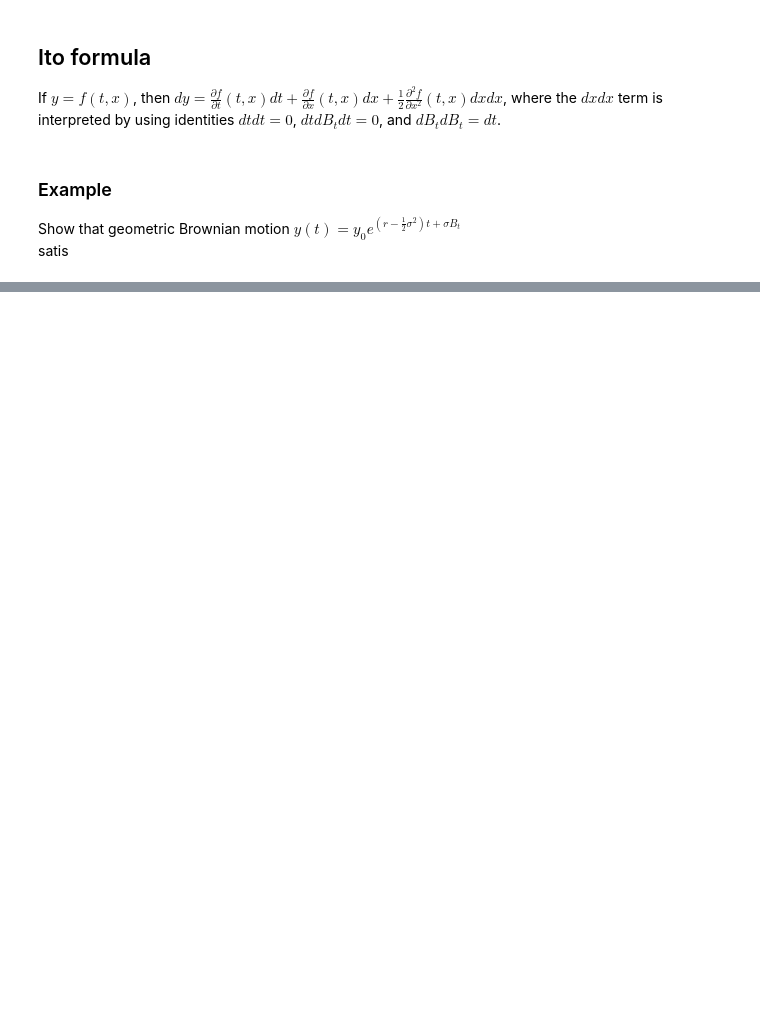
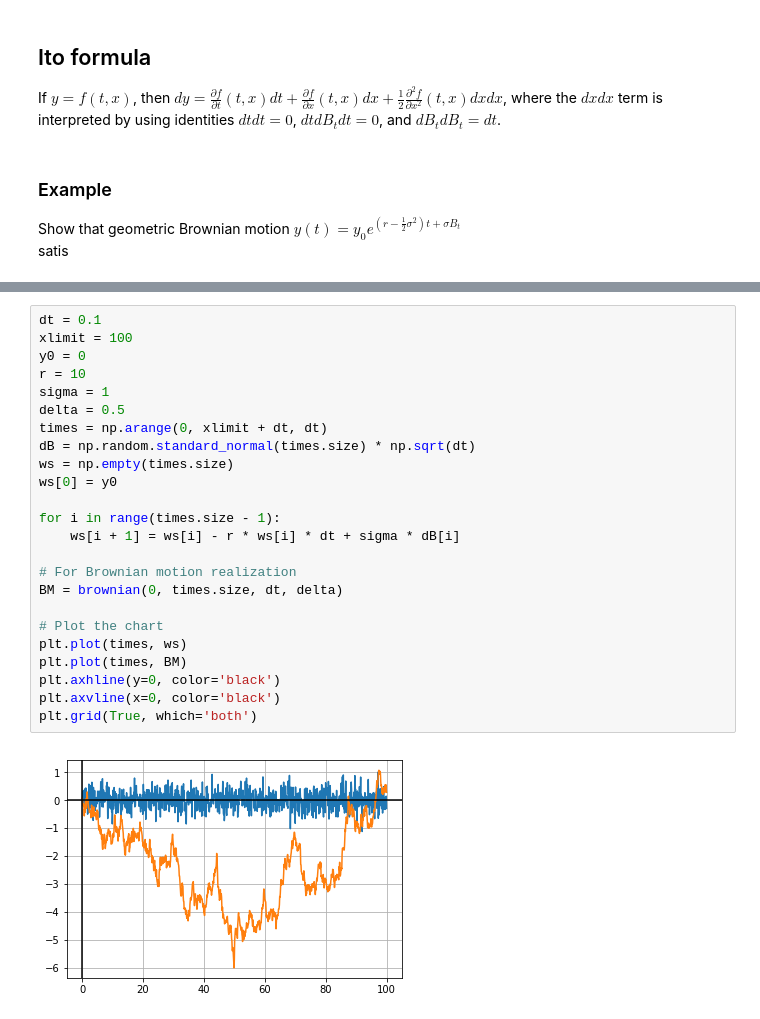
Before and after one commit to Jim00000/Numerical-Analysis, a Jupyter notebook: 9_Random_Numbers_And_Applications.ipynb, the cells around one changed output, grey strips where cells are left out. Saved outputs shown, nothing was run; the diff lists cells and outputs as text; blank space fills up the shorter version.

```diff
--- a/9_Random_Numbers_And_Applications.ipynb
+++ b/9_Random_Numbers_And_Applications.ipynb
@@ -606,0 +686,26 @@ plt.grid(True)
+# %%
+dt = 0.1
+xlimit = 100
+y0 = 0
+r = 10
+sigma = 1
+delta = 0.5
+times = np.arange(0, xlimit + dt, dt)
+dB = np.random.standard_normal(times.size) * np.sqrt(dt)
+ws = np.empty(times.size)
+ws[0] = y0
+
+for i in range(times.size - 1):
+    ws[i + 1] = ws[i] - r * ws[i] * dt + sigma * dB[i]
+
+# For Brownian motion realization
+BM = brownian(0, times.size, dt, delta)
+
+# Plot the chart
+plt.plot(times, ws)
+plt.plot(times, BM)
+plt.axhline(y=0, color='black')
+plt.axvline(x=0, color='black')
+plt.grid(True, which='both')
+# %% [output]
+[figure, added]
```
Also changed, not shown: parts of 10 cells of this notebook.
